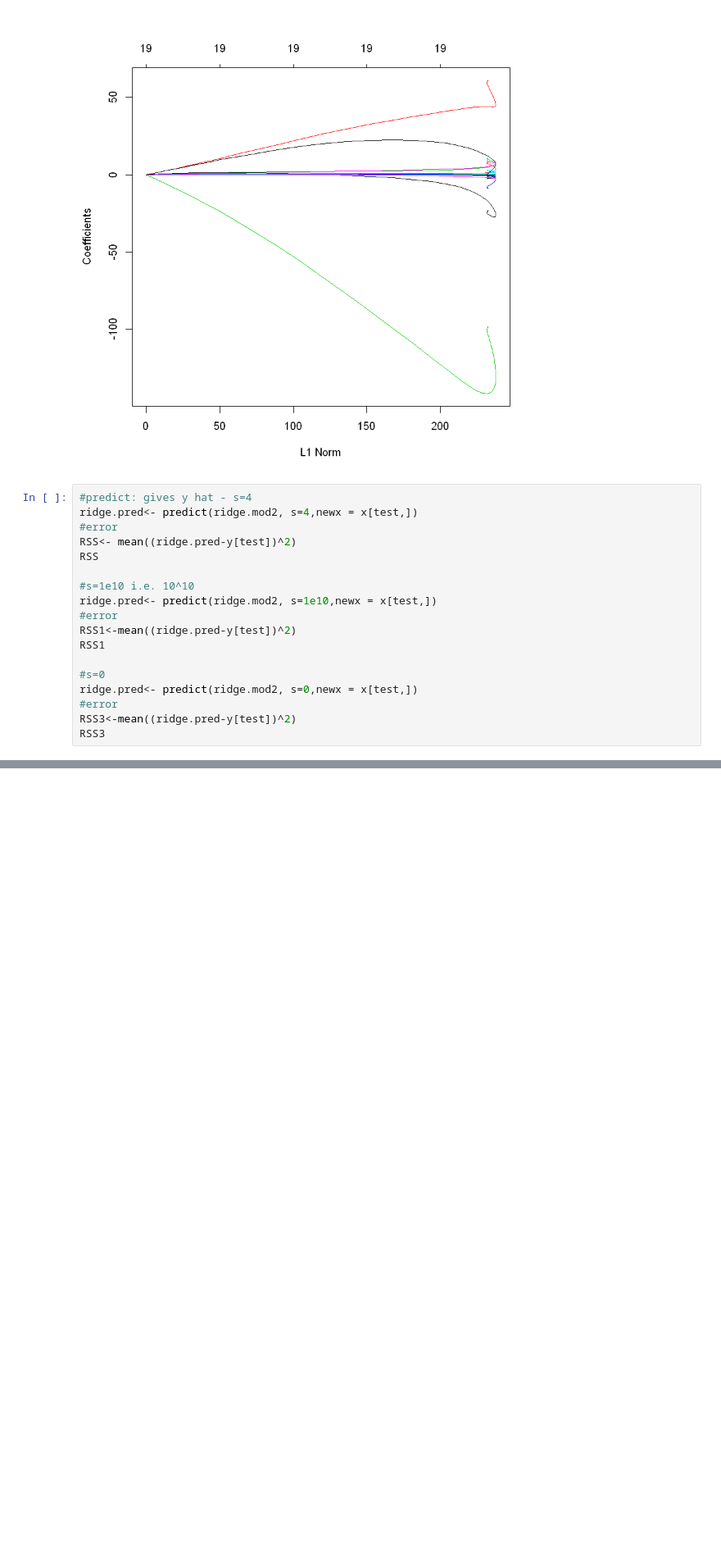
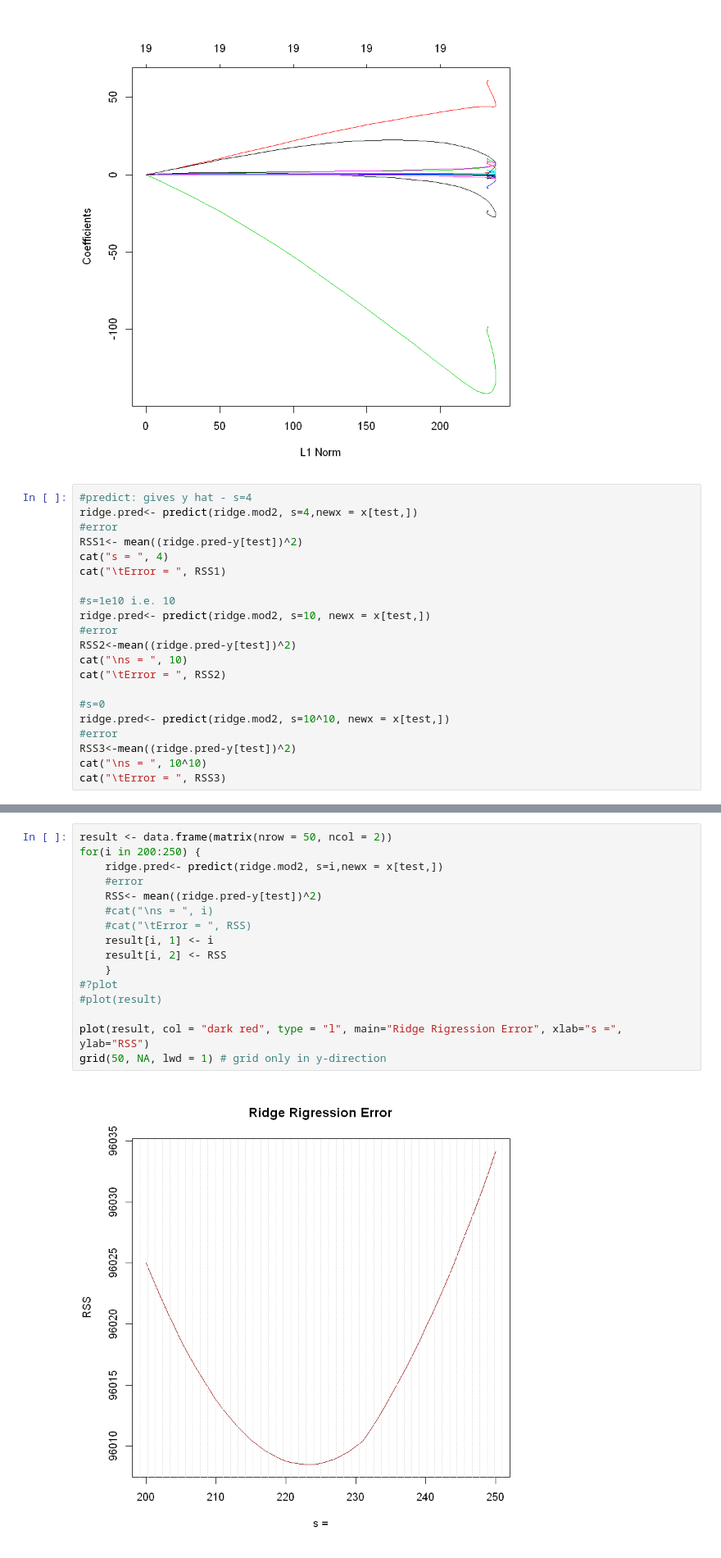
Before and after one commit to nkjadhav/Practise-R, a Jupyter notebook: Day 7/300818.ipynb, the cells around one changed output, grey strips where cells are left out. Shown at 82% size. Drawn from its saved outputs; the diff is of its cells as text; blank space fills up the shorter version.

Commit message:
Ridge and Lasso graphs added

```diff
--- a/Day 7/300818.ipynb
+++ b/Day 7/300818.ipynb
@@ -214,18 +215,21 @@ plot(ridge.mod2)
 #predict: gives y hat - s=4
 ridge.pred<- predict(ridge.mod2, s=4,newx = x[test,])
 #error
-RSS<- mean((ridge.pred-y[test])^2)
-RSS
+RSS1<- mean((ridge.pred-y[test])^2)
+cat("s = ", 4)
+cat("\tError = ", RSS1)
 
-#s=1e10 i.e. 10^10
-ridge.pred<- predict(ridge.mod2, s=1e10,newx = x[test,])
+#s=1e10 i.e. 10
+ridge.pred<- predict(ridge.mod2, s=10, newx = x[test,])
 #error
-RSS1<-mean((ridge.pred-y[test])^2)
-RSS1
+RSS2<-mean((ridge.pred-y[test])^2)
+cat("\ns = ", 10)
+cat("\tError = ", RSS2)
 
 #s=0
-ridge.pred<- predict(ridge.mod2, s=0,newx = x[test,])
+ridge.pred<- predict(ridge.mod2, s=10^10, newx = x[test,])
 #error
 RSS3<-mean((ridge.pred-y[test])^2)
-RSS3
+cat("\ns = ", 10^10)
+cat("\tError = ", RSS3)
 # %% [output]
@@ -257,3 +261,21 @@ RSS4
+# %%
+result <- data.frame(matrix(nrow = 50, ncol = 2))
+for(i in 200:250) {
+    ridge.pred<- predict(ridge.mod2, s=i,newx = x[test,])
+    #error
+    RSS<- mean((ridge.pred-y[test])^2)
+    #cat("\ns = ", i)
+    #cat("\tError = ", RSS)
+    result[i, 1] <- i
+    result[i, 2] <- RSS
+    }
+#?plot
+#plot(result)
+
+plot(result, col = "dark red", type = "l", main="Ridge Rigression Error", xlab="s =", ylab="RSS")
+grid(50, NA, lwd = 1) # grid only in y-direction
+# %% [output]
+[figure, added]
 # %% [markdown]
 ## Lasso regression
 # %%
```
Also changed, not shown: parts of 11 cells of this notebook.
